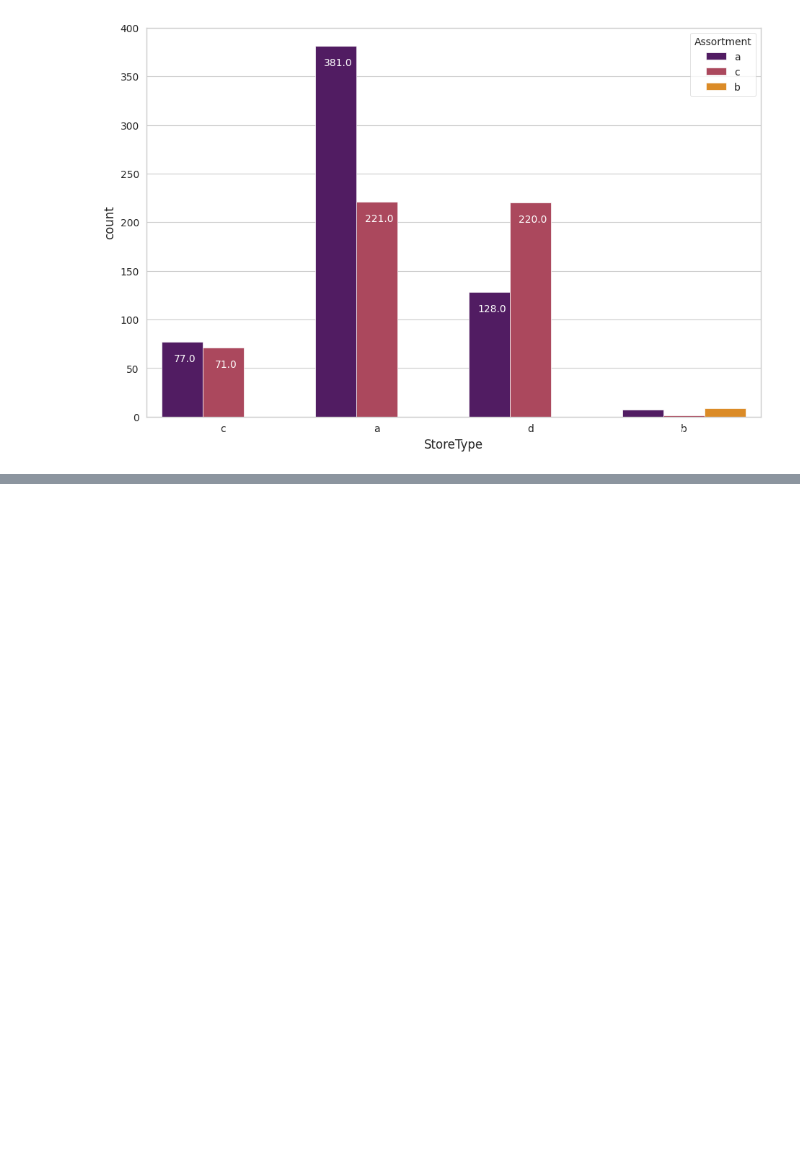
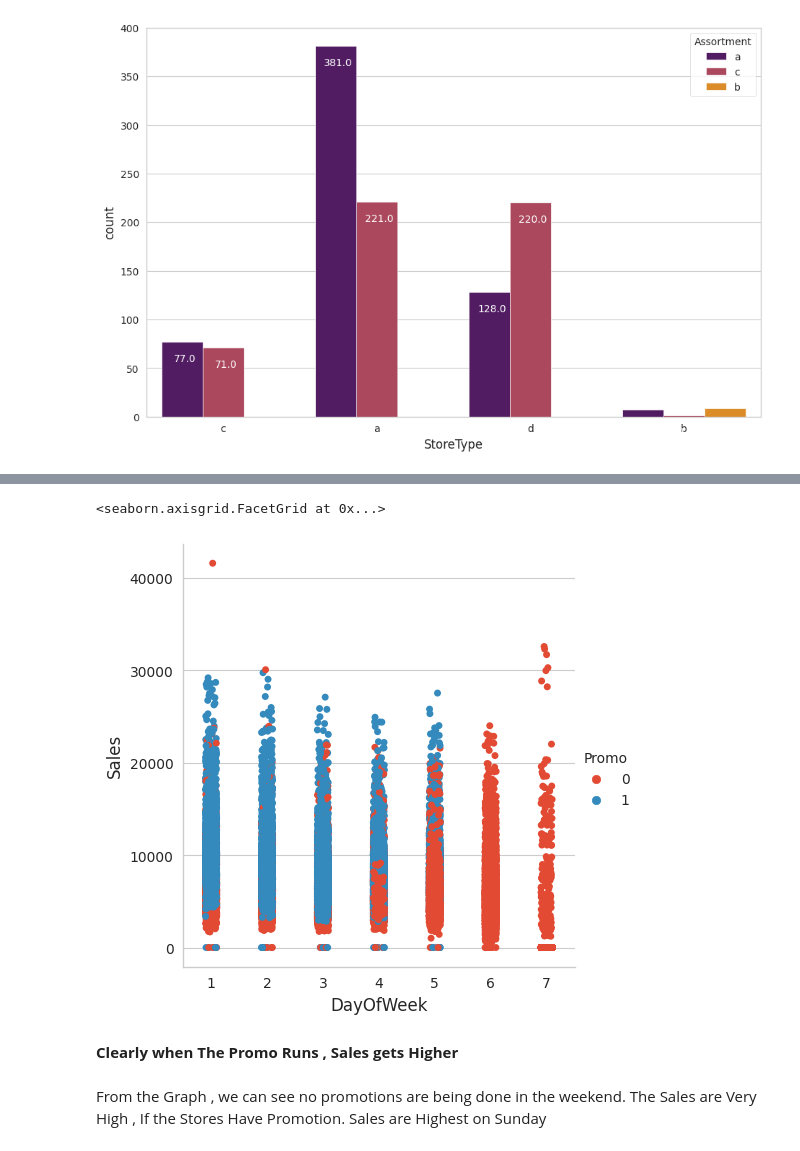
Before and after one commit to himanshu302002/ML-Regression-, a Jupyter notebook: (Capstone_Project)ML_Regression_on_Retail_Sales_Prediction.ipynb, the cells around one changed output, grey strips where cells are left out. Drawn from its saved outputs; the diff is of its cells as text; code cells hidden in the pictures; blank space fills up the shorter version.

```diff
--- a/(Capstone_Project)ML_Regression_on_Retail_Sales_Prediction.ipynb
+++ b/(Capstone_Project)ML_Regression_on_Retail_Sales_Prediction.ipynb
@@ -469,0 +532,11 @@ for p in store_type.patches:
+# %%
+sns.catplot(data = df, x = "DayOfWeek", y = "Sales", hue = "Promo")
+# %% [output]
+<seaborn.axisgrid.FacetGrid at 0x...>
+[figure, added]
+# %% [markdown]
+**Clearly when The Promo Runs , Sales gets Higher**
+# %% [markdown]
+From the Graph , we can see no promotions are being done in the weekend.
+The Sales are Very High , If the Stores Have Promotion.
+Sales are Highest on Sunday
```
Also changed, not shown: parts of 11 cells of this notebook.
